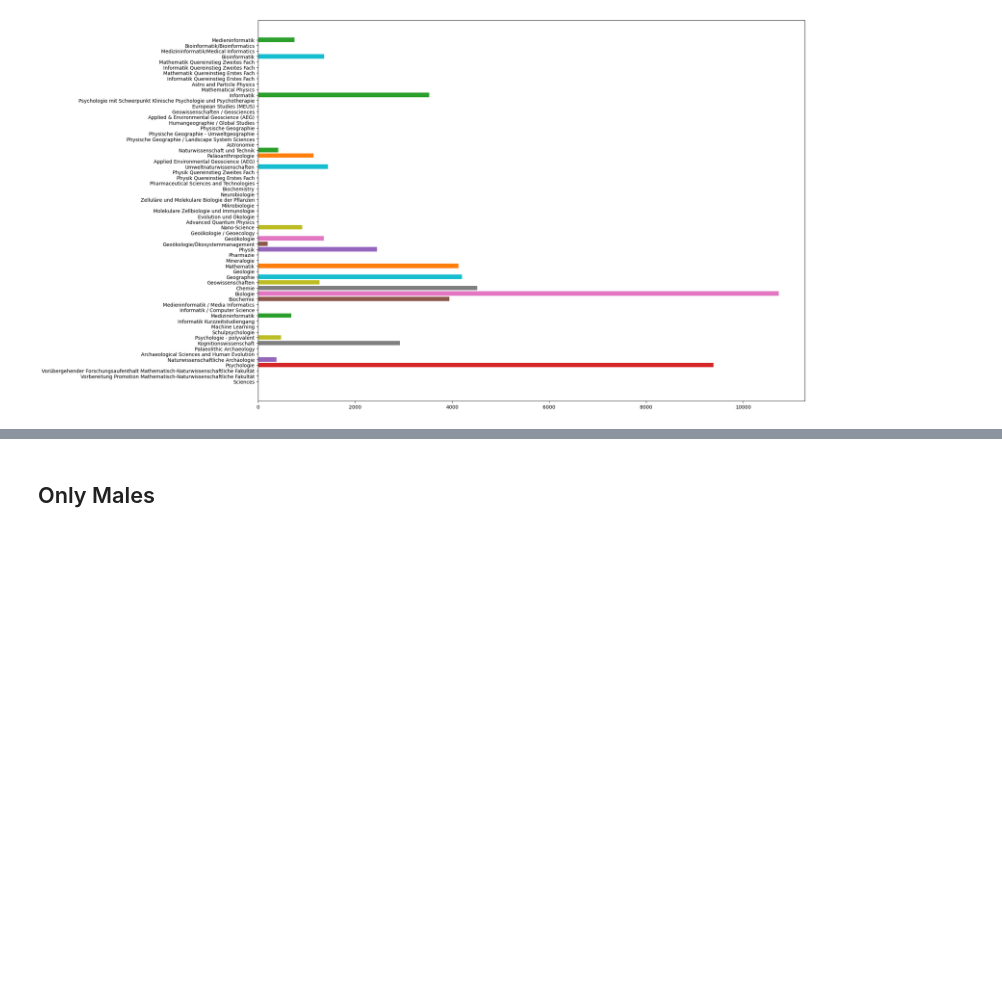
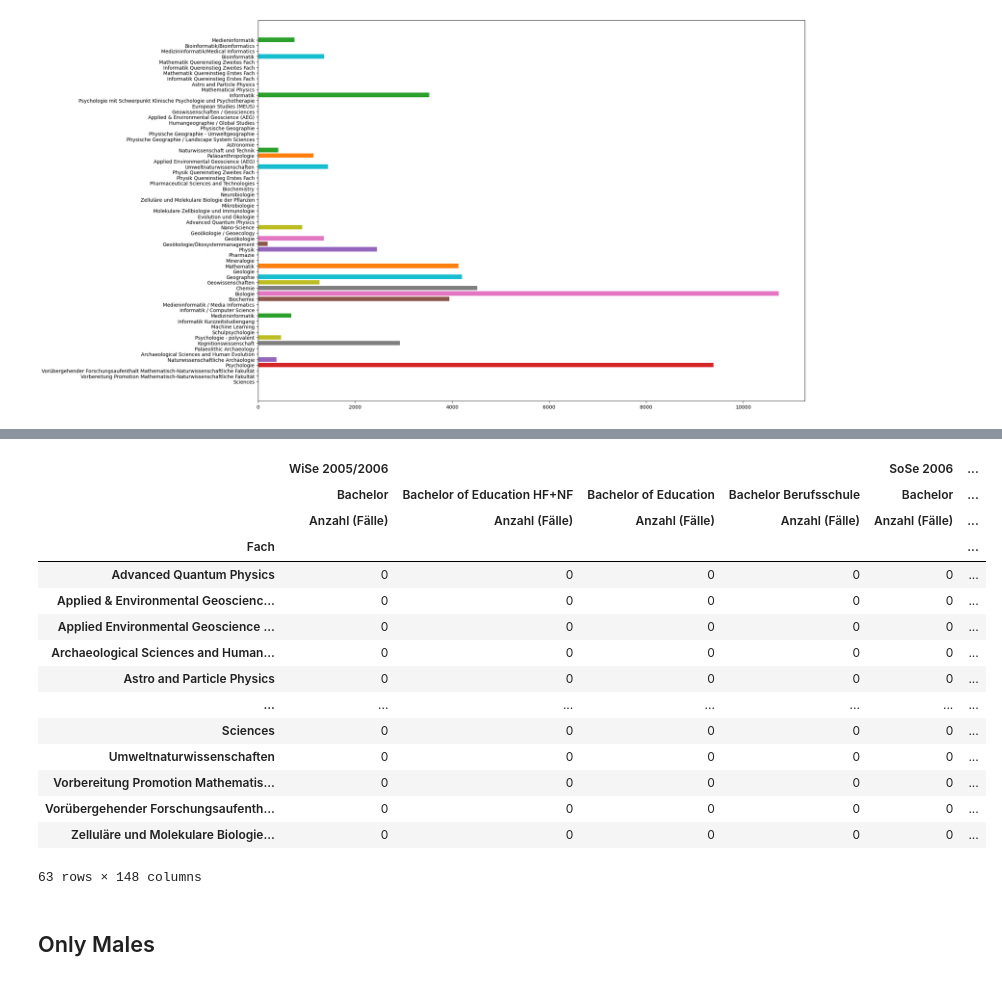
Before and after one commit to mxs01/AnalysingStudentDevelopment, a Jupyter notebook: code/feature_analysis_stem_gender.ipynb, the cells around one changed output, grey strips where cells are left out. Cells and saved outputs as stored; diff of their text form; code cells hidden in the pictures; blank space fills up the shorter version.

```diff
--- a/code/feature_analysis_stem_gender.ipynb
+++ b/code/feature_analysis_stem_gender.ipynb
@@ -133,3 +164,25 @@ for (subject,_),amount in sumFemales.items():
+# %%
+allSubjects = allBachelorDegreesDF.index.get_level_values(0).unique()
+
+df = allBachelorDegreesDF.groupby(level=0).sum()
+df
+# %% [output]
+|  | WiSe 2005/2006 |  |  |  | SoSe 2006 | ... |
+|  | Bachelor | Bachelor of Education HF+NF | Bachelor of Education | Bachelor Berufsschule | Bachelor | ... |
+|  | Anzahl (Fälle) | Anzahl (Fälle) | Anzahl (Fälle) | Anzahl (Fälle) | Anzahl (Fälle) | ... |
+| Fach |  |  |  |  |  | ... |
+| Advanced Quantum Physics | 0 | 0 | 0 | 0 | 0 | ... |
+| Applied & Environmental Geoscienc... | 0 | 0 | 0 | 0 | 0 | ... |
+| Applied Environmental Geoscience ... | 0 | 0 | 0 | 0 | 0 | ... |
+| Archaeological Sciences and Human... | 0 | 0 | 0 | 0 | 0 | ... |
+| Astro and Particle Physics | 0 | 0 | 0 | 0 | 0 | ... |
+| ... | ... | ... | ... | ... | ... | ... |
+| Sciences | 0 | 0 | 0 | 0 | 0 | ... |
+| Umweltnaturwissenschaften | 0 | 0 | 0 | 0 | 0 | ... |
+| Vorbereitung Promotion Mathematis... | 0 | 0 | 0 | 0 | 0 | ... |
+| Vorübergehender Forschungsaufenth... | 0 | 0 | 0 | 0 | 0 | ... |
+| Zelluläre und Molekulare Biologie... | 0 | 0 | 0 | 0 | 0 | ... |
+63 rows × 148 columns
 # %% [markdown]
 ## Only Males
 # %% [markdown]
```
Also changed, not shown: parts of 2 cells of this notebook.
